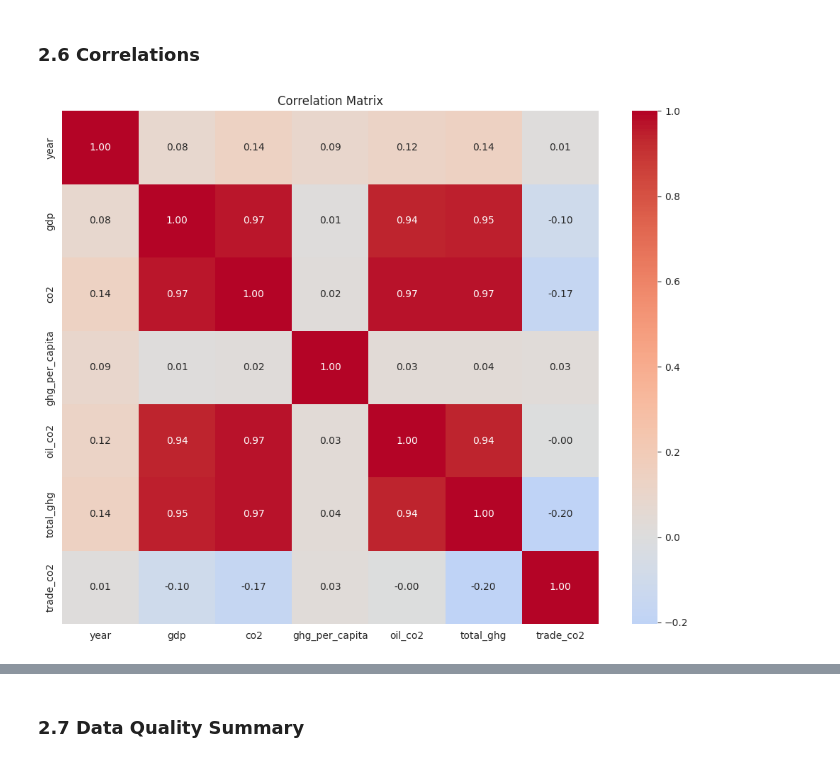
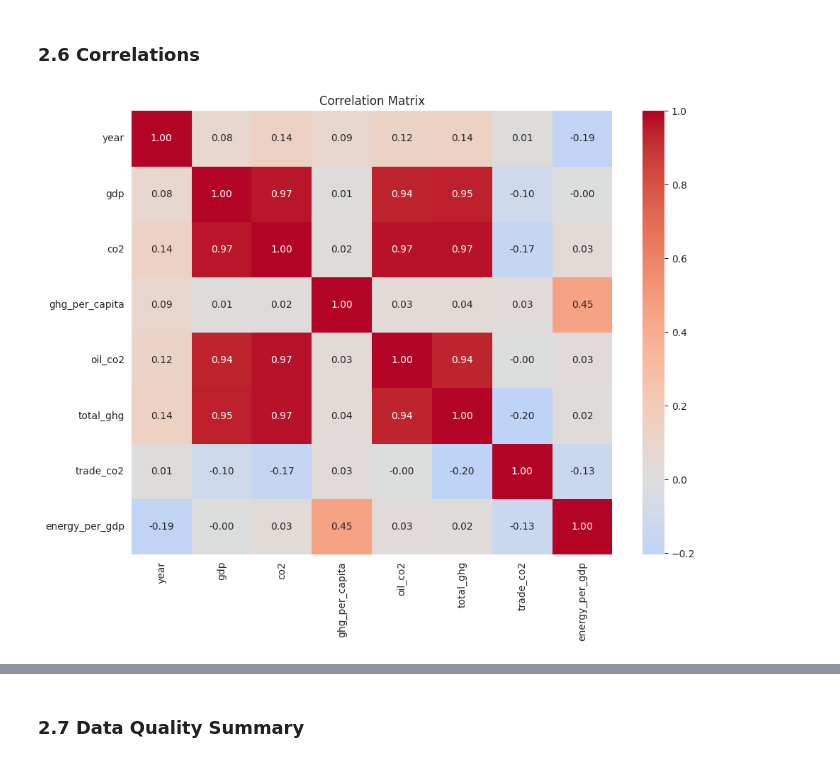
Before and after one commit to aydanali/ECON3916-Stats-and-ML, a Jupyter notebook: FinalProject/3916_final_project_starter.ipynb, the cells around one changed output, grey strips where cells are left out. Saved outputs shown, nothing was run; the diff lists cells and outputs as text; code cells hidden in the pictures.

```diff
--- a/FinalProject/3916_final_project_starter.ipynb
+++ b/FinalProject/3916_final_project_starter.ipynb
@@ -216,17 +224,17 @@ co2: 5229 outliers (10.4%)
 # %%
 # ============================================================
 # 2.6 Correlation heatmap (Ch 3)
 # ============================================================
 
-df_corr = df[['year', 'gdp', 'co2', 'ghg_per_capita', 'oil_co2', 'total_ghg', 'trade_co2']]
+df_corr = df[['year', 'gdp', 'co2', 'ghg_per_capita', 'oil_co2', 'total_ghg', 'trade_co2', 'energy_per_gdp']]
 
 numeric_cols = df_corr.select_dtypes(include=[np.number]).columns
 corr_matrix = df_corr[numeric_cols].corr()
 
 plt.figure(figsize=(10, 8))
 sns.heatmap(corr_matrix, annot=True, cmap='coolwarm', center=0, fmt='.2f')
 plt.title('Correlation Matrix')
 plt.tight_layout()
 plt.show()
 # %% [output]
-[figure, old version]
+[figure, new version]
```
Also changed, not shown: parts of 11 cells of this notebook.
